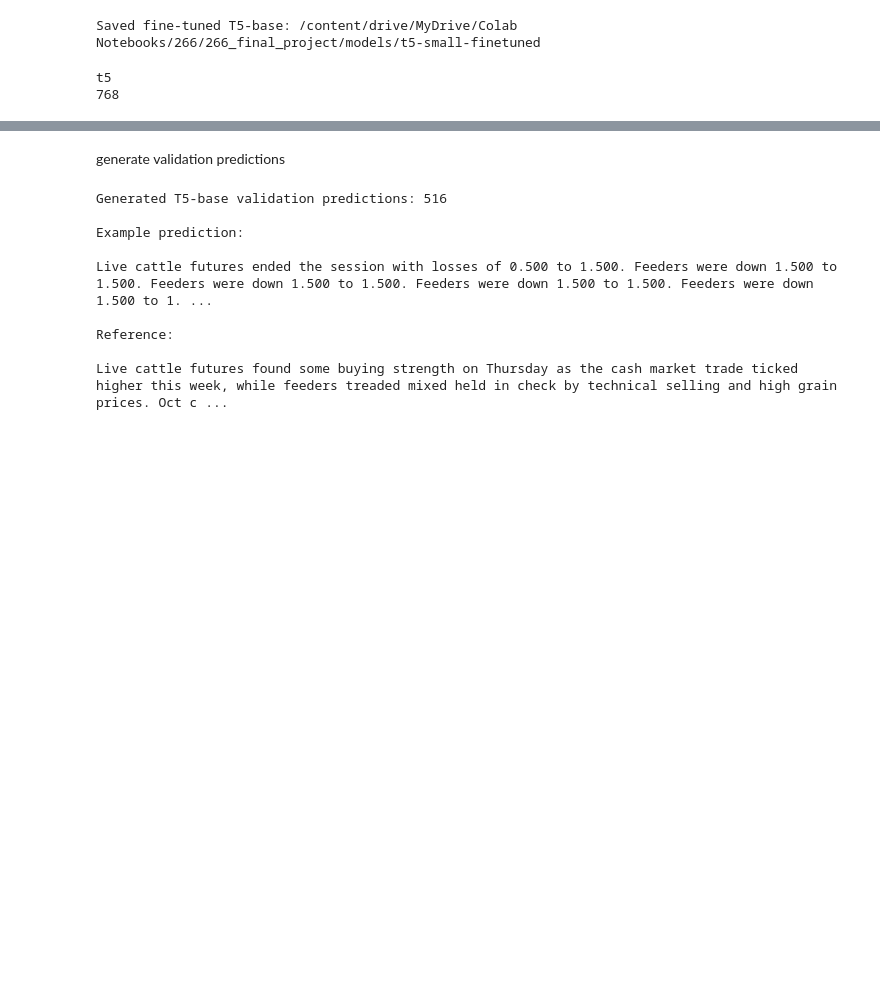
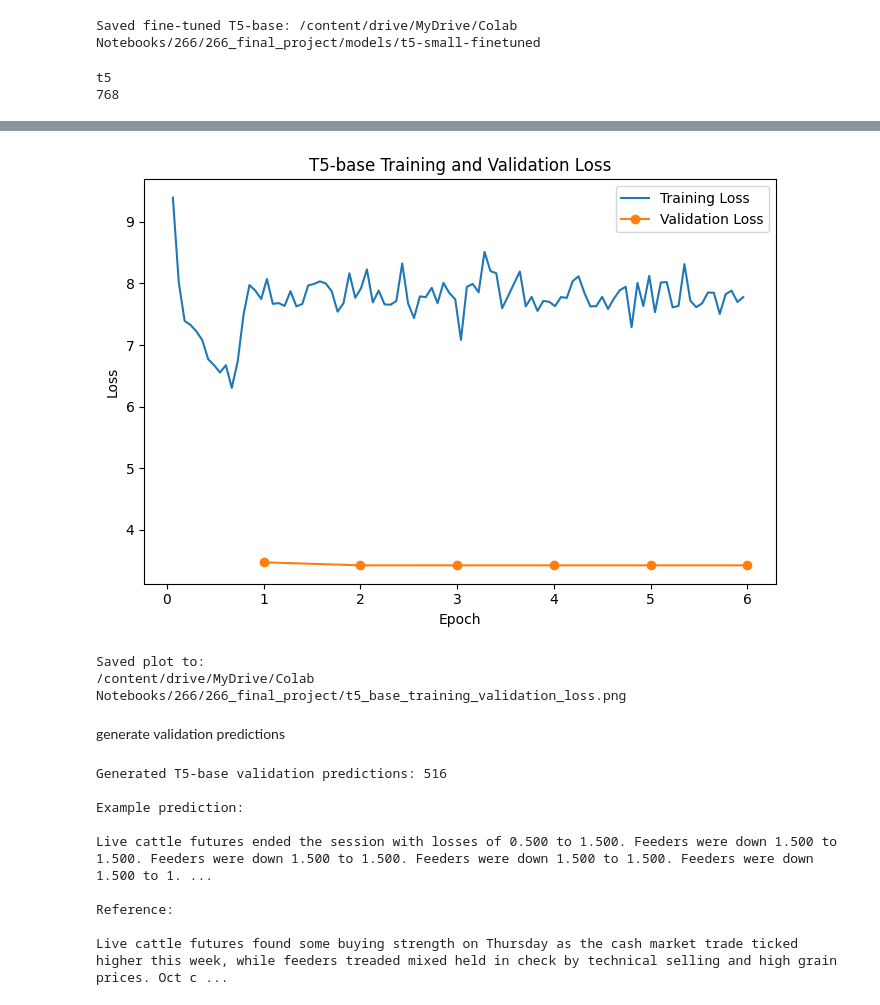
Before and after one commit to sidsridhar0/266-final-project, a Jupyter notebook: model_T5_kfold.ipynb, the cells around one changed output, grey strips where cells are left out. Drawn from its saved outputs; the diff is of its cells as text; code cells hidden in the pictures; blank space fills up the shorter version.

```diff
--- a/model_T5_kfold.ipynb
+++ b/model_T5_kfold.ipynb
@@ -1549,0 +1564,10 @@ t5
+# %%
+with open(latest_trainer_state_path, "r") as f:
+    trainer_state = json.load(f)
+
+history_base_df = pd.DataFrame(trainer_state["log_history"])
+
+print("Columns:")
+print(history_base_df.columns.tolist())
+
+display(history_base_df)
@@ -1549,0 +1609,10 @@ t5
+# %%
+train_loss_base = history_base_df[history_base_df["loss"].notna()][["epoch", "loss"]].copy()
+
+val_loss_base = history_base_df[history_base_df["eval_loss"].notna()][["epoch", "eval_loss"]].copy()
+
+print("Training loss rows:", len(train_loss_base))
+print("Validation loss rows:", len(val_loss_base))
+
+display(train_loss_base.head())
+display(val_loss_base)
@@ -1550,3 +1635,34 @@ t5
+# %%
+import matplotlib.pyplot as plt
+
+plt.figure(figsize=(7, 5))
+
+plt.plot(
+    train_loss_base["epoch"],
+    train_loss_base["loss"],
+    label="Training Loss")
+
+plt.plot(
+    val_loss_base["epoch"],
+    val_loss_base["eval_loss"],
+    marker="o",
+    label="Validation Loss")
+
+plt.xlabel("Epoch")
+plt.ylabel("Loss")
+plt.title("T5-base Training and Validation Loss")
+plt.legend()
+plt.tight_layout()
+
+plot_path = os.path.join(BASE_DIR,"t5_base_training_validation_loss.png")
+plt.savefig(plot_path,dpi=300,bbox_inches="tight")
+plt.show()
+print("Saved plot to:")
+print(plot_path)
+# %% [output]
+[figure, added]
+Saved plot to:
+/content/drive/MyDrive/Colab Notebooks/266/266_final_project/t5_base_training_validation_loss.png
 # %% [markdown]
 generate validation predictions
 # %%
```
Also changed, not shown: parts of 37 cells of this notebook.
